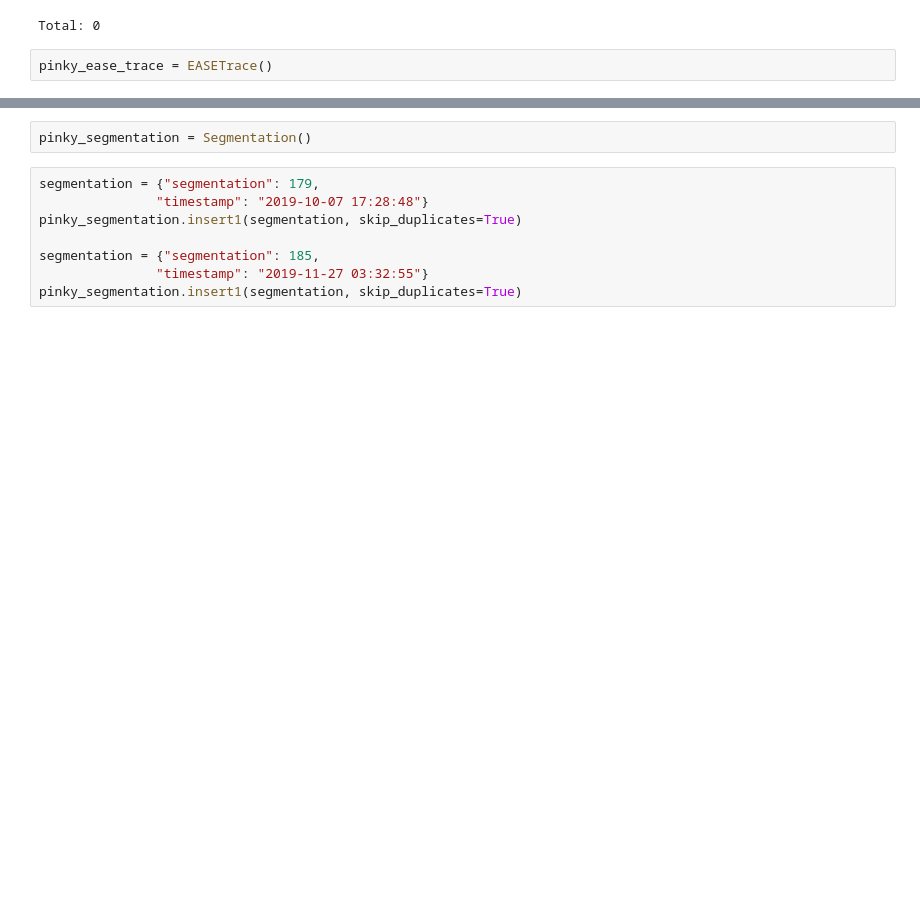
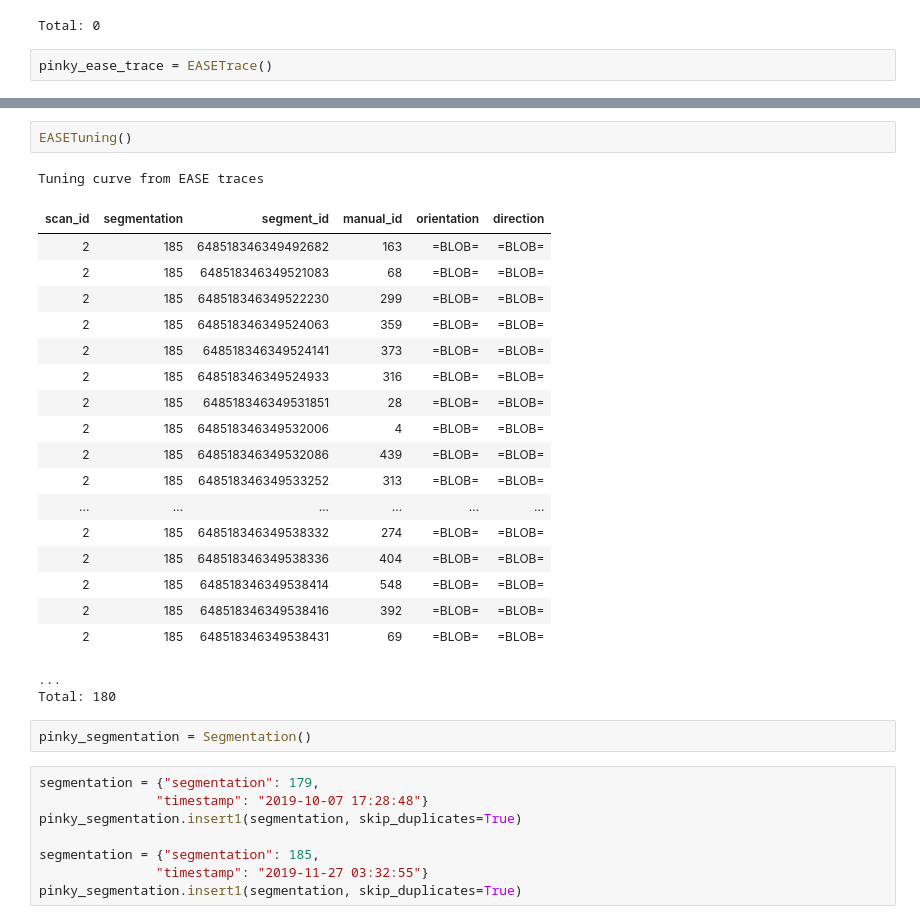
Before and after one commit to seung-lab/datajoint_seung, a Jupyter notebook: pinky/python/pinky.ipynb, the cells around one changed output, grey strips where cells are left out. Drawn from its saved outputs; the diff is of its cells as text; blank space fills up the shorter version.

```diff
--- a/pinky/python/pinky.ipynb
+++ b/pinky/python/pinky.ipynb
@@ -579,3 +604,26 @@ Computed tuning curve for cell 648518346349514277 in scan 3
+# %%
+EASETuning()
+# %% [output]
+Tuning curve from EASE traces
+| scan_id | segmentation | segment_id | manual_id | orientation | direction |
+| 2 | 185 | 648518346349492682 | 163 | =BLOB= | =BLOB= |
+| 2 | 185 | 648518346349521083 | 68 | =BLOB= | =BLOB= |
+| 2 | 185 | 648518346349522230 | 299 | =BLOB= | =BLOB= |
+| 2 | 185 | 648518346349524063 | 359 | =BLOB= | =BLOB= |
+| 2 | 185 | 648518346349524141 | 373 | =BLOB= | =BLOB= |
+| 2 | 185 | 648518346349524933 | 316 | =BLOB= | =BLOB= |
+| 2 | 185 | 648518346349531851 | 28 | =BLOB= | =BLOB= |
+| 2 | 185 | 648518346349532006 | 4 | =BLOB= | =BLOB= |
+| 2 | 185 | 648518346349532086 | 439 | =BLOB= | =BLOB= |
+| 2 | 185 | 648518346349533252 | 313 | =BLOB= | =BLOB= |
+| ... | ... | ... | ... | ... | ... |
+| 2 | 185 | 648518346349538332 | 274 | =BLOB= | =BLOB= |
+| 2 | 185 | 648518346349538336 | 404 | =BLOB= | =BLOB= |
+| 2 | 185 | 648518346349538414 | 548 | =BLOB= | =BLOB= |
+| 2 | 185 | 648518346349538416 | 392 | =BLOB= | =BLOB= |
+| 2 | 185 | 648518346349538431 | 69 | =BLOB= | =BLOB= |
+...
+Total: 180
 # %%
 pinky_segmentation = Segmentation()
 # %%
```
Also changed, not shown: parts of 7 cells of this notebook.
